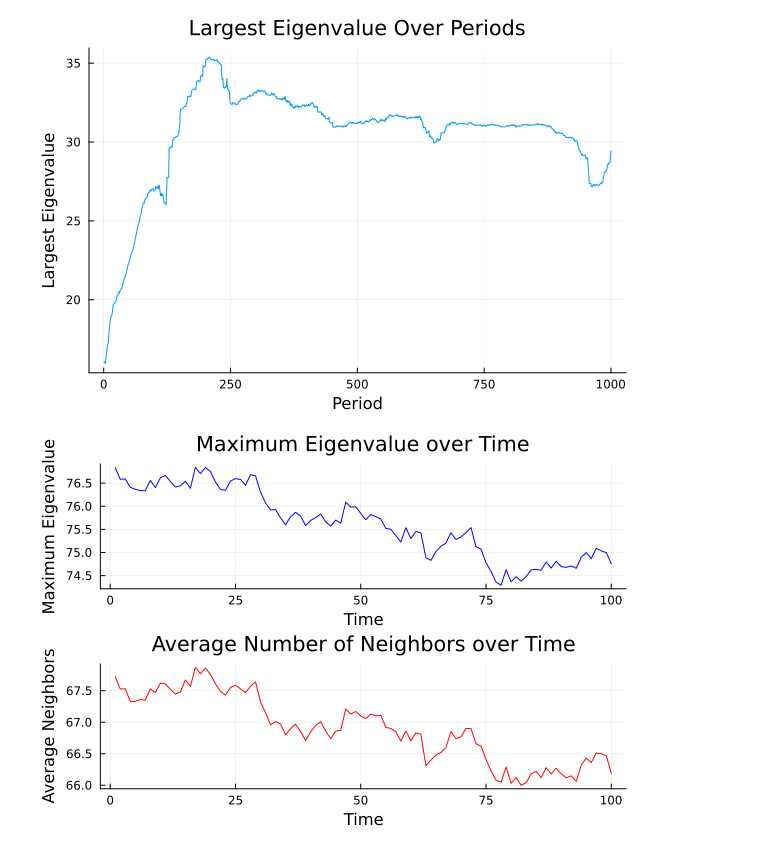
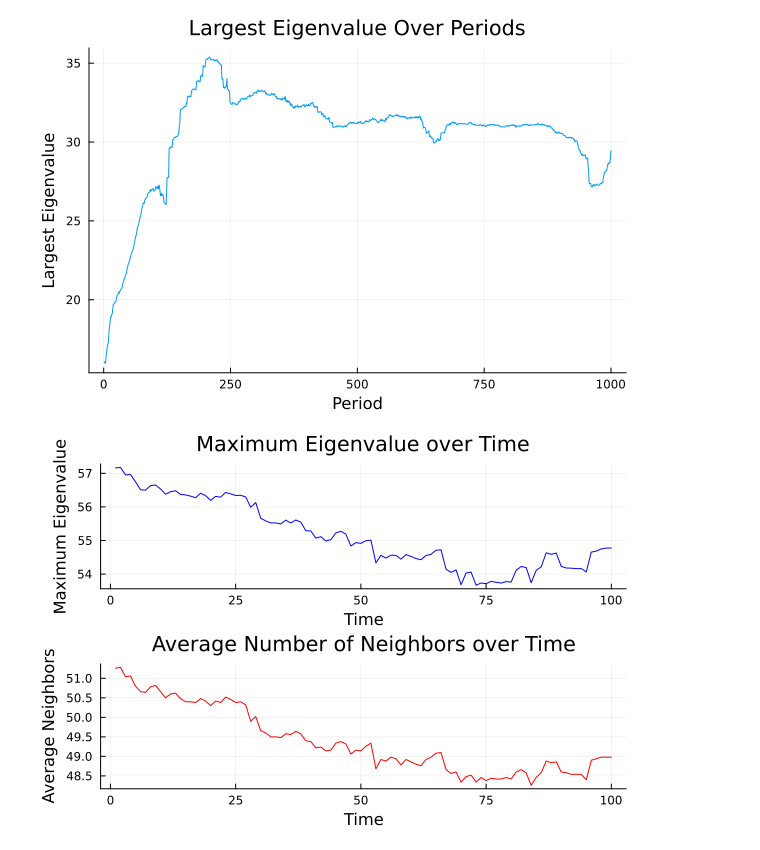
Before and after one commit to fatemehabasian/Computational-Physics, a Jupyter notebook: Version0.ipynb, the cells around one changed output. Cells and saved outputs as stored; diff of their text form; code cells hidden in the pictures.

```diff
--- a/Version0.ipynb
+++ b/Version0.ipynb
@@ -131,10 +131,10 @@ using LinearAlgebra
 
 # Parameters of the Model
 v0 = 0.03 # Speed of particles
-eta = 0.9 # Noise parameter, range: 0 to 1
+eta = 0.5 # Noise parameter, range: 0 to 1
 L = 10.0   # Length of Box
-N = 200    # Number of particles
-R = 4      # Interaction radius
+N = 100    # Number of particles
+R = 5      # Interaction radius
 dt = 1.0   # Time step
 Nf = 100   # Number of time steps, reduced for brevity
 Random.seed!() # Seed of random number generator for reproducibility
@@ -195,31 +195,31 @@ function animate(i)
     # Calculate and store the average number of neighbors
     avg_neighbors = mean(num_neighbors)
     push!(average_neighbors, avg_neighbors)
 
     # Add random noise and update velocities
     theta .= mean_theta .+ eta * (rand(N) .- 0.5) * 2 * π
     vx = v0 * cos.(theta)
     vy = v0 * sin.(theta)
     adj_matrix = adjacency_matrix(xp, yp, R)
     # Compute eigenvalues
     eigenvalues = eigvals(Symmetric(adj_matrix))
 
     # Check if eigenvalues are real and store the largest eigenvalue
     if all(isreal, eigenvalues)
         push!(largest_eigenvalues, maximum(eigenvalues))
     end
 end
 
 # Run simulation
 for i in 1:Nf
     animate(i)
 end
 
 # Plotting the results
 time_steps = 1:Nf
 p1 = plot(time_steps, largest_eigenvalues, title="Maximum Eigenvalue over Time", xlabel="Time", ylabel="Maximum Eigenvalue", legend=false, color="blue")
 p2 = plot(time_steps, average_neighbors, title="Average Number of Neighbors over Time", xlabel="Time", ylabel="Average Neighbors", legend=false, color="red")
 
 plot(p1, p2, layout = (2, 1), size = (600, 400))
 # %% [output]
-[figure, old version]
+[figure, new version]
```
